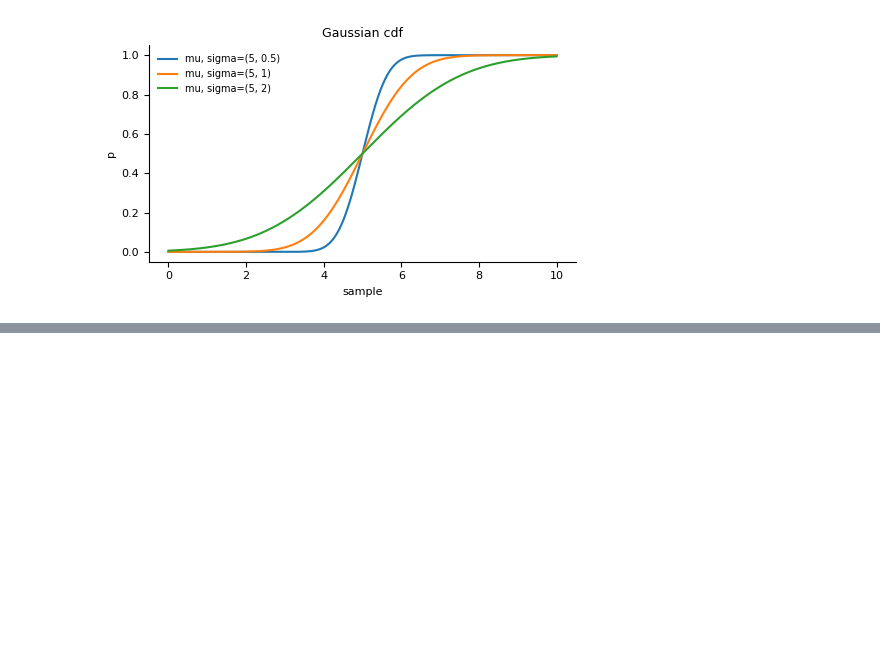
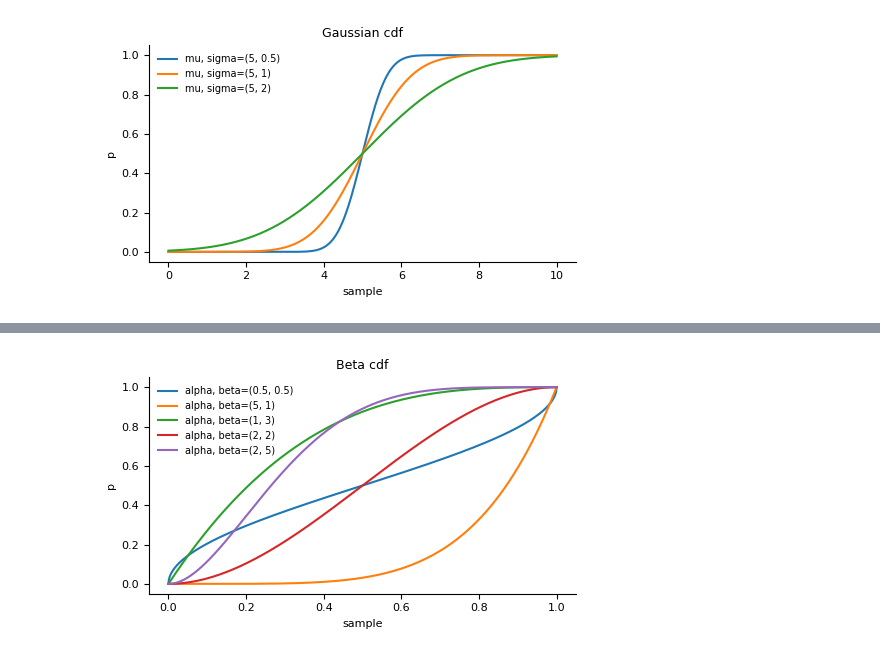
Before and after one commit to samogev/math-tools, a Jupyter notebook: math-tools/distributions.ipynb, the cells around one changed output, grey strips where cells are left out. Drawn from its saved outputs; the diff is of its cells as text; code cells hidden in the pictures; blank space fills up the shorter version.

```diff
--- a/math-tools/distributions.ipynb
+++ b/math-tools/distributions.ipynb
@@ -438,0 +471,7 @@ plot_styler(ax, title='Gaussian cdf')
+# %%
+fig, ax = plt.subplots(figsize=(5,3))
+for cdf in cdfs:
+    ax.plot(X, cdfs[cdf], label=f'alpha, beta={cdf}')
+plot_styler(ax, title='Beta cdf')
+# %% [output]
+[figure, added]
```
Also changed, not shown: parts of 13 cells of this notebook.
